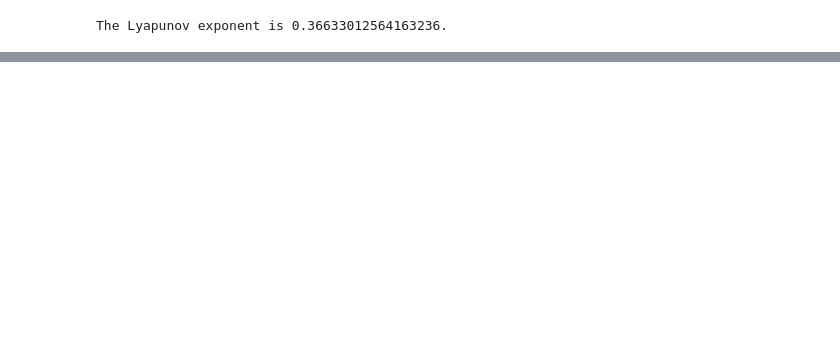
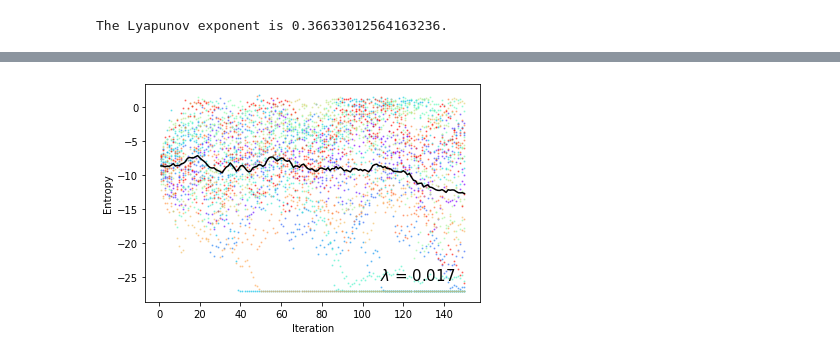
Before and after one commit to tonysong1111/Entropy-project, a Jupyter notebook: Simulating phase synchronization_git.ipynb, the cells around one changed output, grey strips where cells are left out. Cells and saved outputs as stored; diff of their text form; code cells hidden in the pictures; blank space fills up the shorter version.

```diff
--- a/Simulating phase synchronization_git.ipynb
+++ b/Simulating phase synchronization_git.ipynb
@@ -149,0 +226,4 @@ plt.show()
+# %%
+plotresults((0.238,-2.259,6.7),initial,iterations,numsequence)
+# %% [output]
+[figure, added]
```
Also changed, not shown: parts of 7 cells of this notebook.
